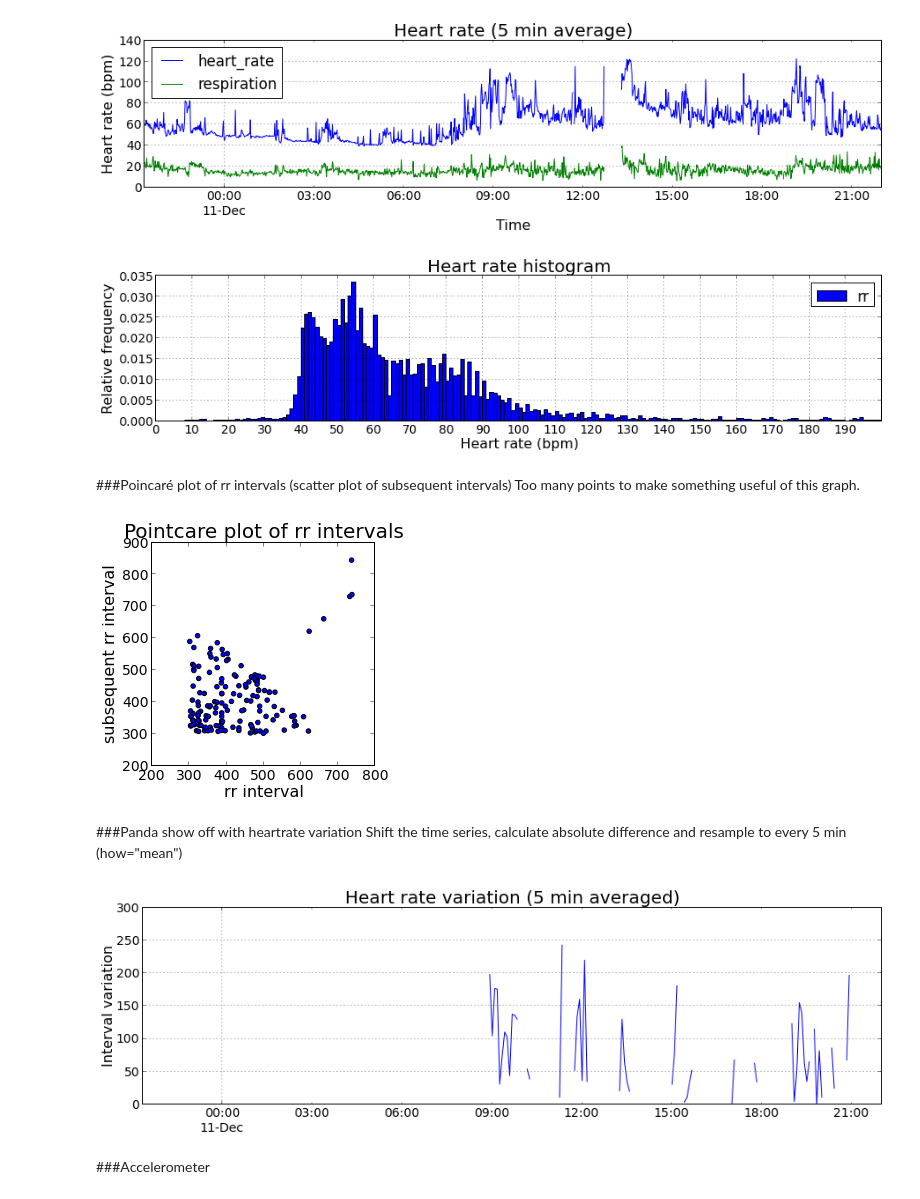
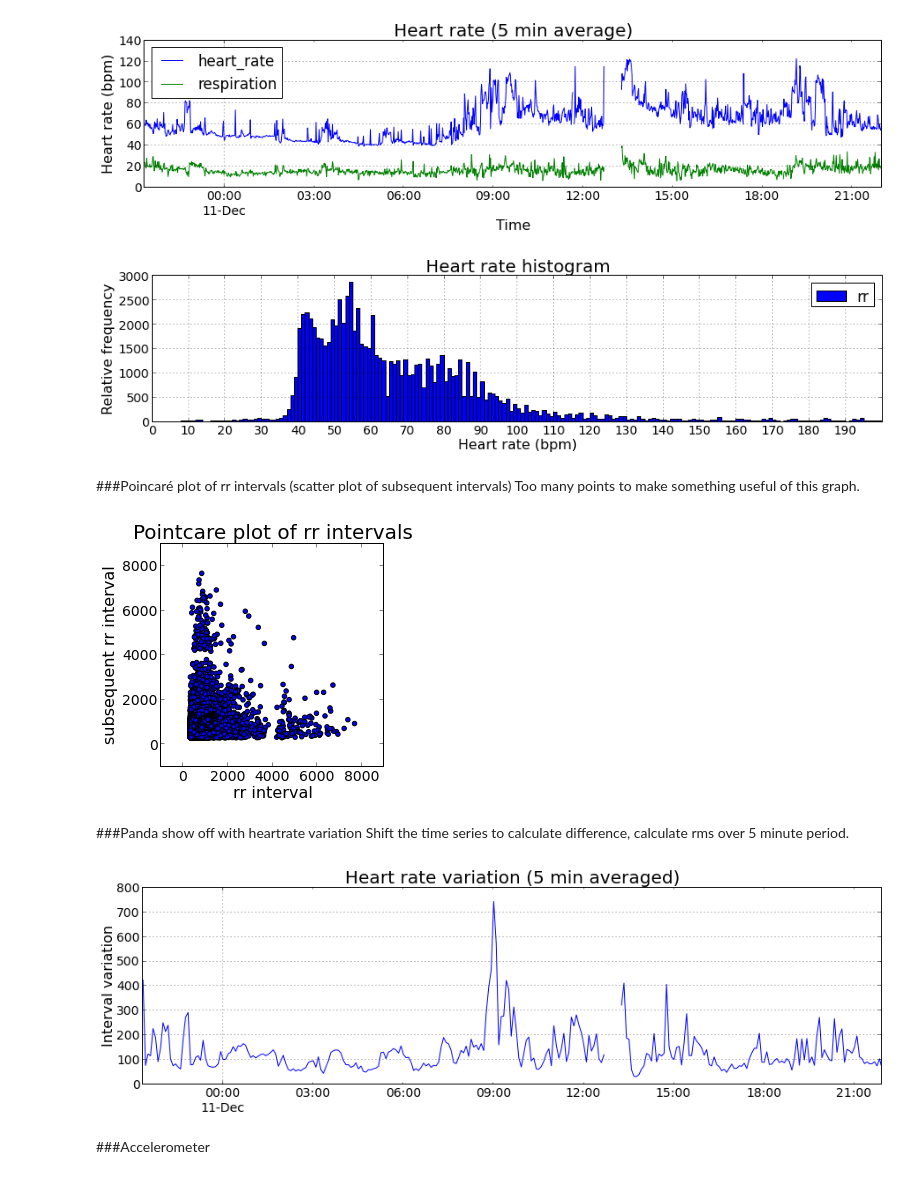
Before and after one commit to pimnijdam/journal, a Jupyter notebook: ecg and pandas.ipynb, the cells around one changed output. Saved outputs shown, nothing was run; the diff lists cells and outputs as text; code cells hidden in the pictures.

Commit message:
Improve pylint score of reader.py.
Also fix ecg notebook rr_interval variation plots.

```diff
--- a/ecg and pandas.ipynb
+++ b/ecg and pandas.ipynb
@@ -75,30 +74,31 @@ xlabel("Time"); ylabel("Heart rate (bpm)"); title("Heart rate (5 min average)");
 [figure]
 # %%
 figure()
-(60*1000.0 / data.rr_interval).hist(range=(0,200),bins=200, normed=True)
+(60*1000.0 / data.rr_interval).hist(range=(0,200),bins=200, normed=False)
 #hold(True)
 #hr.hist(range=(0,200),bins=200, normed=True, alpha=0.8)
 xlabel("Heart rate (bpm)"); ylabel("Relative frequency"); title("Heart rate histogram");xticks(range(0,200,10));legend(['rr', 'hr']);
 # %% [output]
-[figure, old version]
+[figure, new version]
 # %% [markdown]
 ###Poincaré plot of rr intervals (scatter plot of subsequent intervals)
 Too many points to make something useful of this graph.
 # %%
 figure(figsize=(4,4))
-scatter(data.rr_interval, data.rr_interval.shift());
+rr = data.rr_interval.dropna()
+scatter(rr,rr.shift());
 xlabel("rr interval"); ylabel("subsequent rr interval"); title("Pointcare plot of rr intervals");
 # %% [output]
-[figure, old version]
+[figure, new version]
 # %% [markdown]
 ###Panda show off with heartrate variation
-Shift the time series, calculate absolute difference and resample to every 5 min (how="mean")
+Shift the time series to calculate difference, calculate rms over 5 minute period.
 # %%
 figure(figsize=(15,4))
-(abs(data.rr_interval - data.rr_interval.shift())).resample("5min").plot()
+sqrt(((rr - rr.shift())**2)).resample("5min").plot()
 ylabel("Interval variation"); title("Heart rate variation (5 min averaged)");
 # %% [output]
-[figure, old version]
+[figure, new version]
 # %% [markdown]
 ###Accelerometer
 # %%
```
Also changed, not shown: parts of 2 cells of this notebook, 1 other file.
